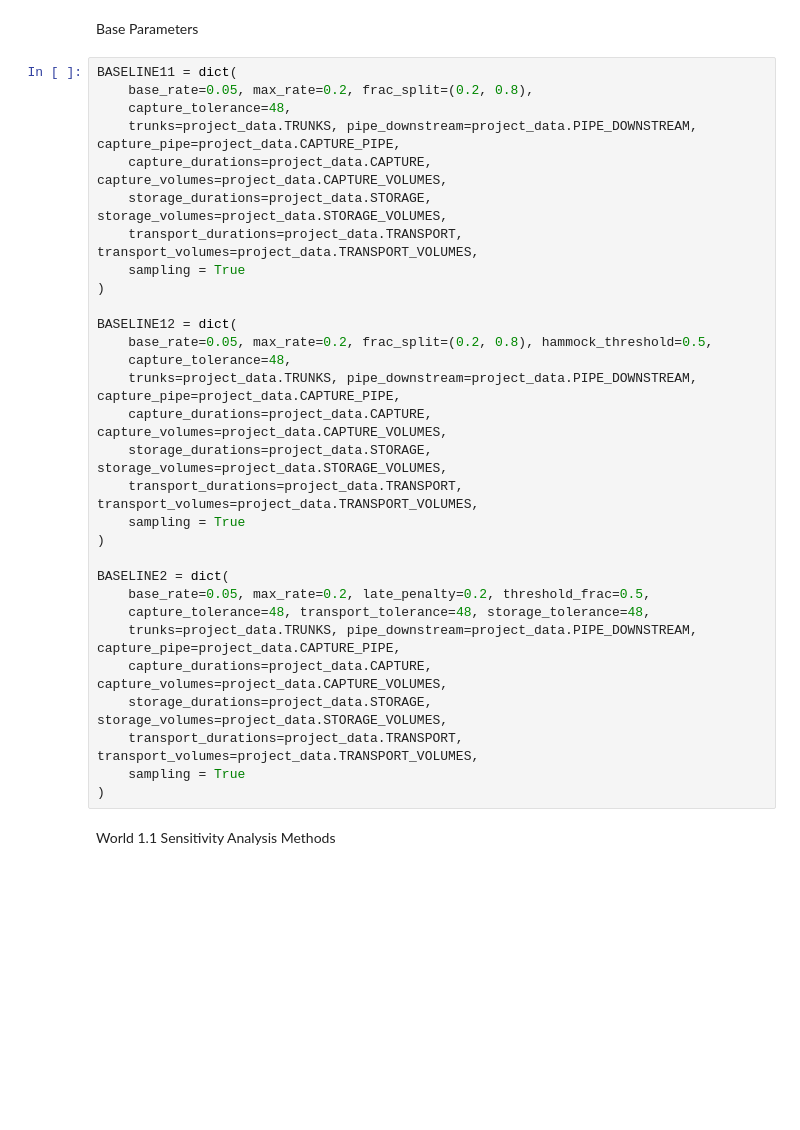
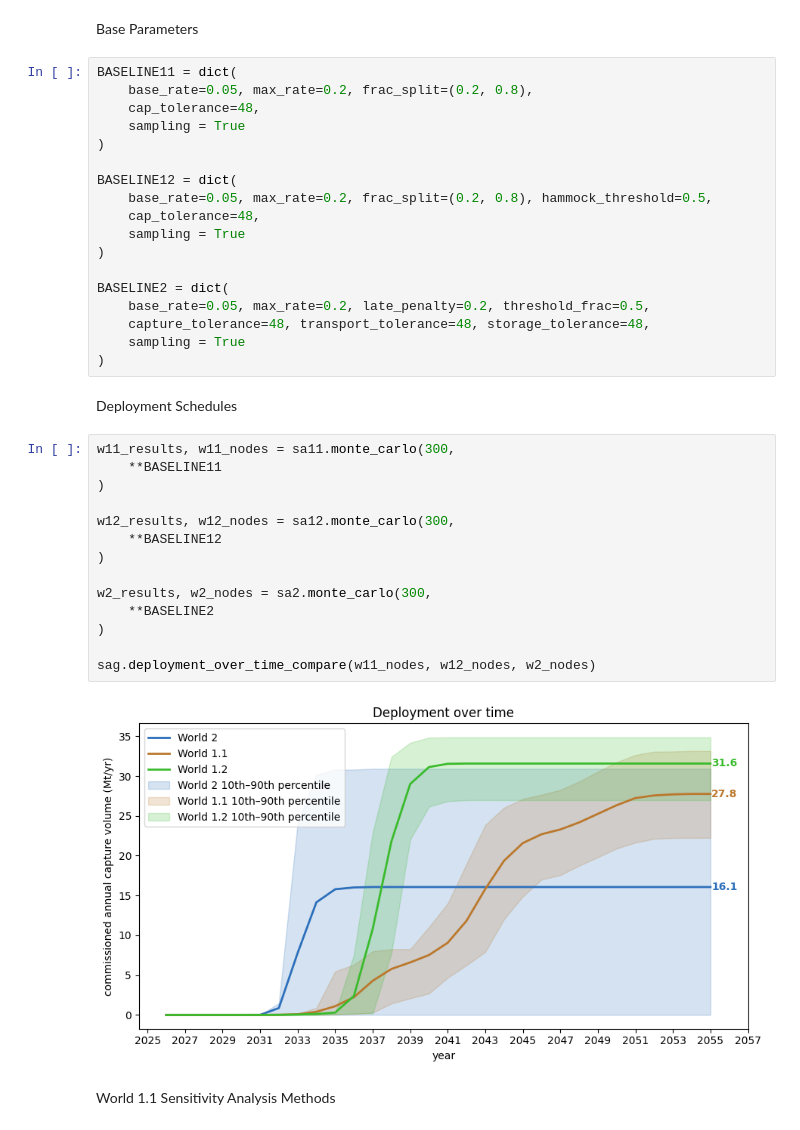
Before and after one commit to mg6090-ctrl/ccs-deployment-simulation, a Jupyter notebook: CCS_analysis.ipynb, the cells around one changed output. Cells and saved outputs as stored; diff of their text form; blank space fills up the shorter version.

```diff
--- a/CCS_analysis.ipynb
+++ b/CCS_analysis.ipynb
@@ -27,33 +27,39 @@ Base Parameters
 # %%
 BASELINE11 = dict(
     base_rate=0.05, max_rate=0.2, frac_split=(0.2, 0.8),
-    capture_tolerance=48,
-    trunks=project_data.TRUNKS, pipe_downstream=project_data.PIPE_DOWNSTREAM, capture_pipe=project_data.CAPTURE_PIPE,
-    capture_durations=project_data.CAPTURE, capture_volumes=project_data.CAPTURE_VOLUMES,
-    storage_durations=project_data.STORAGE, storage_volumes=project_data.STORAGE_VOLUMES,
-    transport_durations=project_data.TRANSPORT, transport_volumes=project_data.TRANSPORT_VOLUMES,
+    cap_tolerance=48,
     sampling = True
 )
 
 BASELINE12 = dict(
     base_rate=0.05, max_rate=0.2, frac_split=(0.2, 0.8), hammock_threshold=0.5,
-    capture_tolerance=48,
-    trunks=project_data.TRUNKS, pipe_downstream=project_data.PIPE_DOWNSTREAM, capture_pipe=project_data.CAPTURE_PIPE,
-    capture_durations=project_data.CAPTURE, capture_volumes=project_data.CAPTURE_VOLUMES,
-    storage_durations=project_data.STORAGE, storage_volumes=project_data.STORAGE_VOLUMES,
-    transport_durations=project_data.TRANSPORT, transport_volumes=project_data.TRANSPORT_VOLUMES,
+    cap_tolerance=48,
     sampling = True
 )
 
 BASELINE2 = dict(
     base_rate=0.05, max_rate=0.2, late_penalty=0.2, threshold_frac=0.5,
     capture_tolerance=48, transport_tolerance=48, storage_tolerance=48,
-    trunks=project_data.TRUNKS, pipe_downstream=project_data.PIPE_DOWNSTREAM, capture_pipe=project_data.CAPTURE_PIPE,
-    capture_durations=project_data.CAPTURE, capture_volumes=project_data.CAPTURE_VOLUMES,
-    storage_durations=project_data.STORAGE, storage_volumes=project_data.STORAGE_VOLUMES,
-    transport_durations=project_data.TRANSPORT, transport_volumes=project_data.TRANSPORT_VOLUMES,
     sampling = True
 )
+# %% [markdown]
+Deployment Schedules
+# %%
+w11_results, w11_nodes = sa11.monte_carlo(300,
+    **BASELINE11
+)
+
+w12_results, w12_nodes = sa12.monte_carlo(300,
+    **BASELINE12
+)
+
+w2_results, w2_nodes = sa2.monte_carlo(300,
+    **BASELINE2
+)
+
+sag.deployment_over_time_compare(w11_nodes, w12_nodes, w2_nodes)
+# %% [output]
+[figure, added]
 # %% [markdown]
 World 1.1 Sensitivity Analysis Methods
 # %%
```
Also changed, not shown: parts of 4 cells of this notebook, 1 other file.
